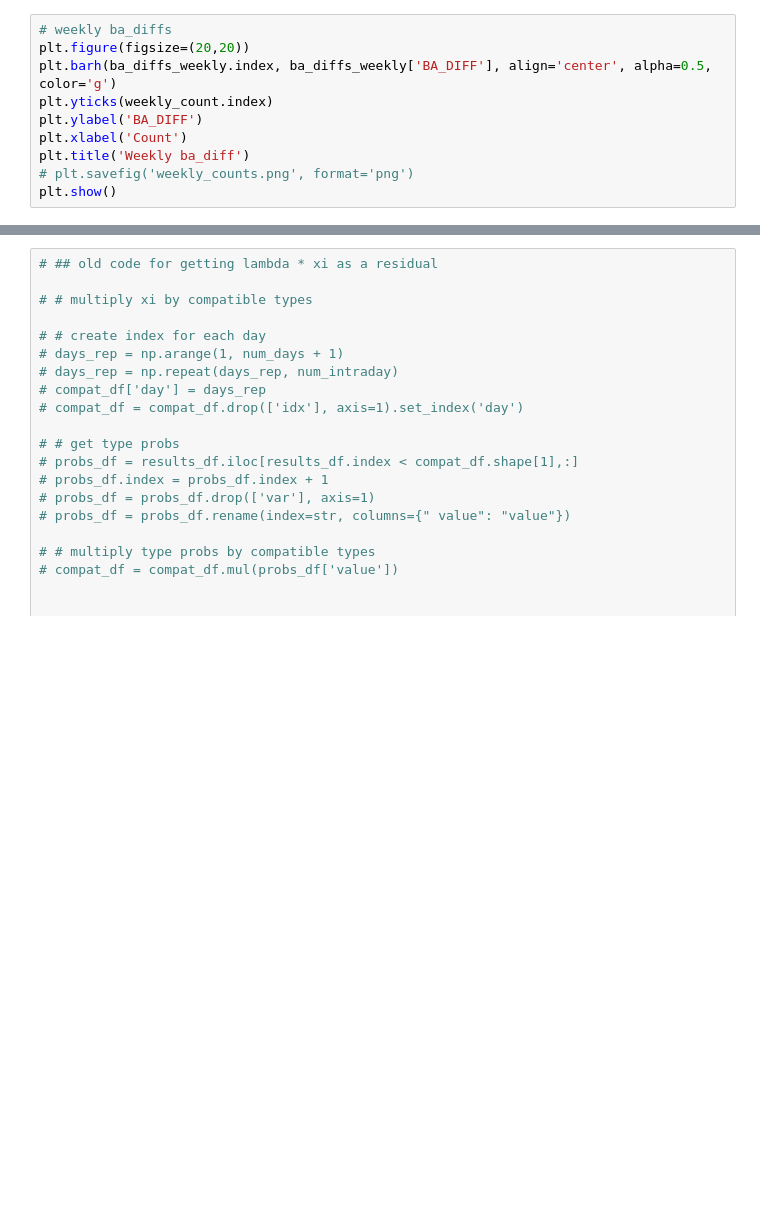
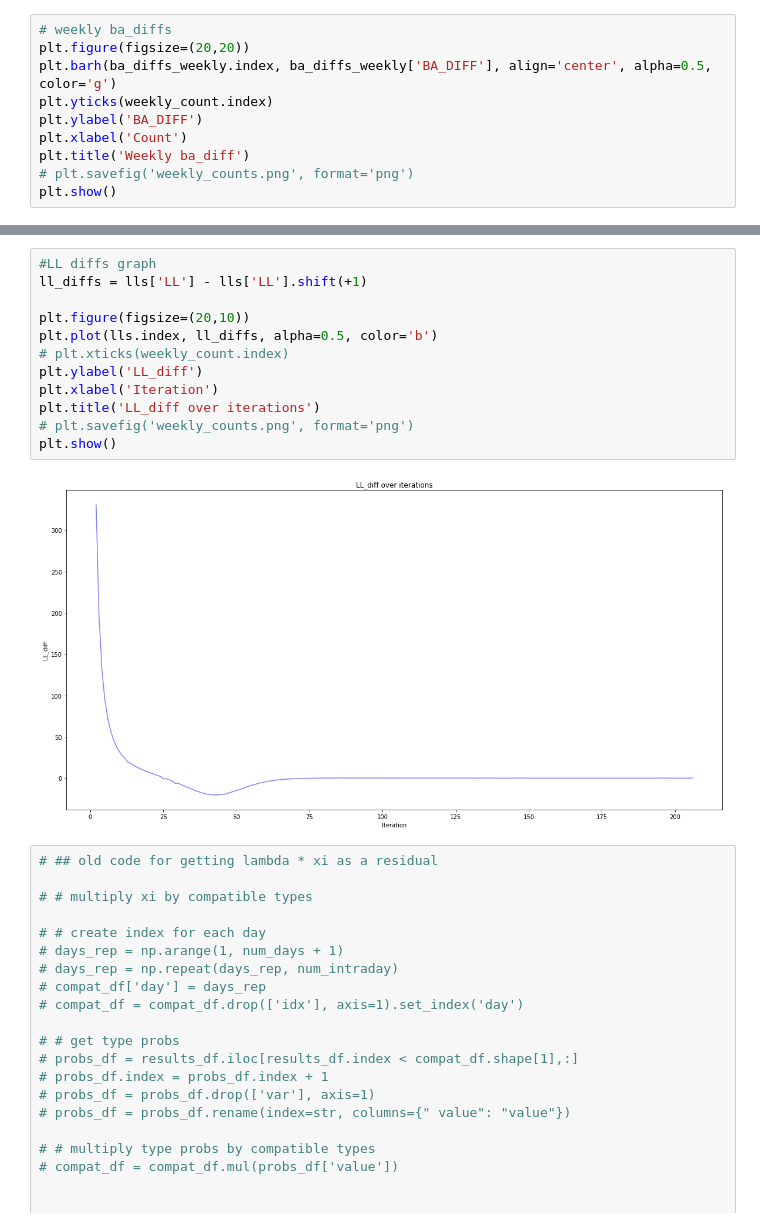
Before and after one commit to johngao2/EM-hotel-demand, a Jupyter notebook: EM_extension/model/sprint4/Result EDA.ipynb, the cells around one changed output, grey strips where cells are left out. Drawn from its saved outputs; the diff is of its cells as text; blank space fills up the shorter version.

```diff
--- a/EM_extension/model/sprint4/Result EDA.ipynb
+++ b/EM_extension/model/sprint4/Result EDA.ipynb
@@ -154,3 +165,17 @@ weekly_count
+# %%
+#LL diffs graph
+ll_diffs = lls['LL'] - lls['LL'].shift(+1)
+
+plt.figure(figsize=(20,10))
+plt.plot(lls.index, ll_diffs, alpha=0.5, color='b')
+# plt.xticks(weekly_count.index)
+plt.ylabel('LL_diff')
+plt.xlabel('Iteration')
+plt.title('LL_diff over iterations')
+# plt.savefig('weekly_counts.png', format='png')
+plt.show()
+# %% [output]
+[figure, added]
 # %%
 # ## old code for getting lambda * xi as a residual
 
```
Also changed, not shown: parts of 3 cells of this notebook, 3 other files.
